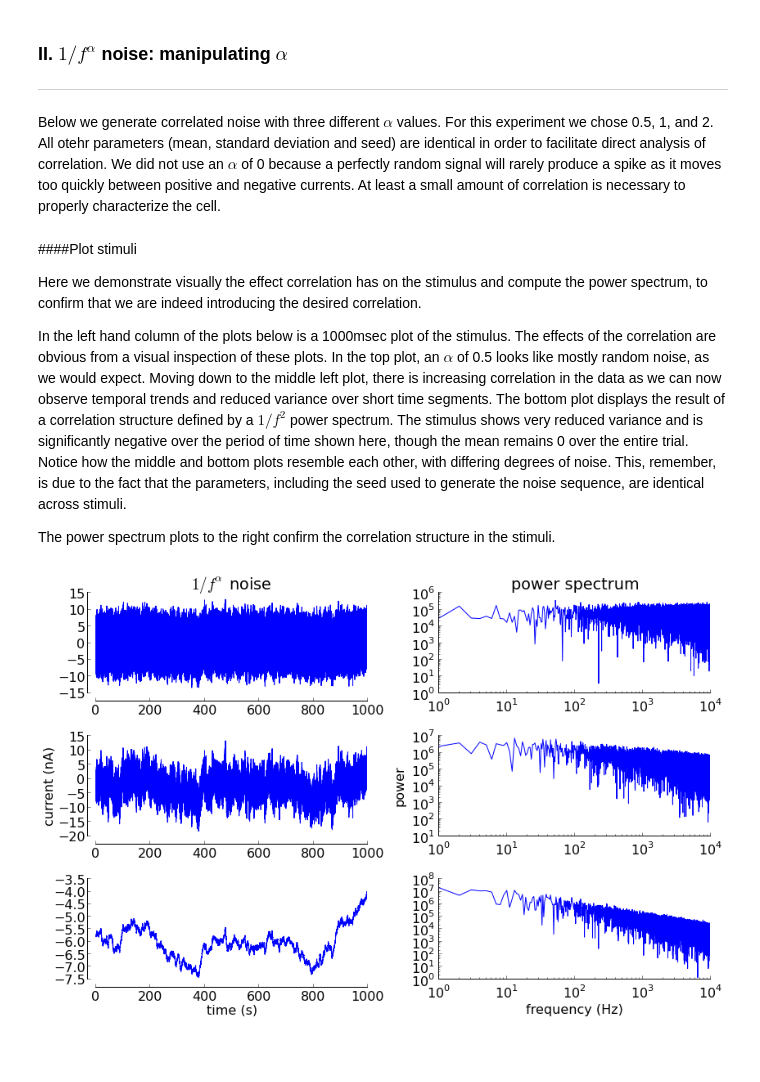
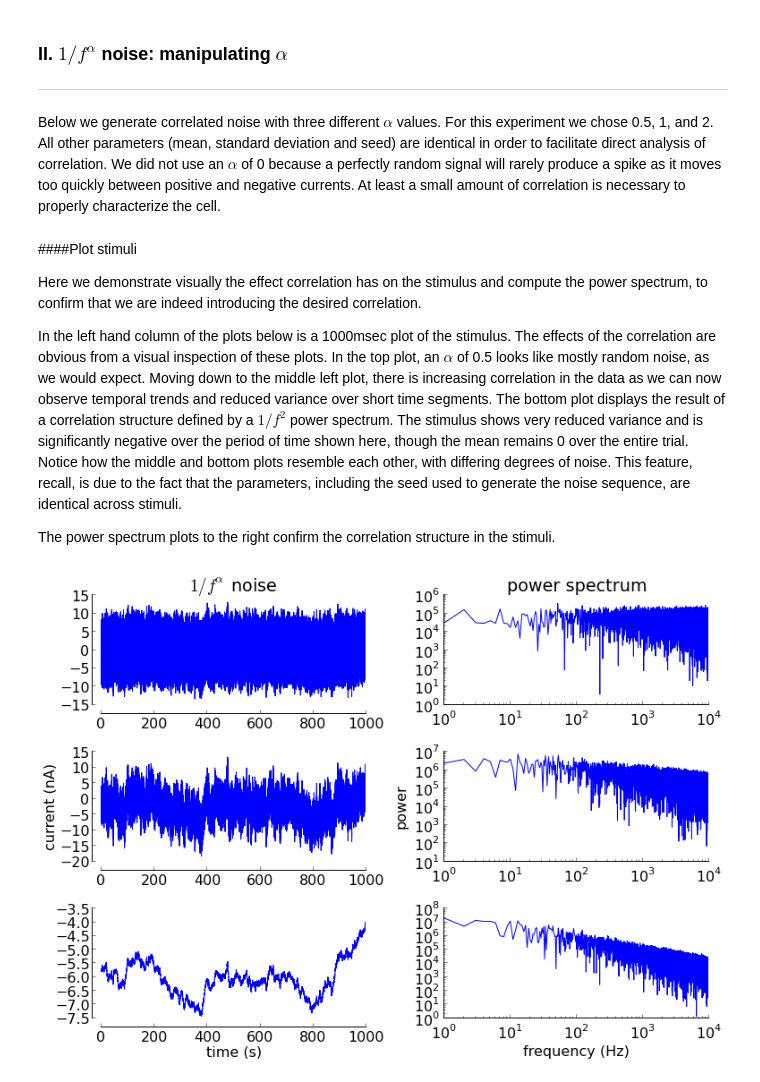
Before and after one commit to bps10/bps10.github.com, a Jupyter notebook: notebooks/Natural scenes.ipynb, the cells around one changed output. Drawn from its saved outputs; the diff is of its cells as text; code cells hidden in the pictures; blank space fills up the shorter version.

```diff
--- a/notebooks/Natural scenes.ipynb
+++ b/notebooks/Natural scenes.ipynb
@@ -118,12 +118,12 @@ def CorrelatedNoise1D(numSamples, standardDev=0.3, meanValue=0, alphaValue=1, se
 ### II. $1 / f^{\alpha}$ noise: manipulating $\alpha$
 ***
 
-Below we generate correlated noise with three different $\alpha$ values.  For this experiment we chose 0.5, 1, and 2.  All otehr parameters (mean, standard deviation and seed) are identical in order to facilitate direct analysis of correlation.  We did not use an $\alpha$ of 0 because a perfectly random signal will rarely produce a spike as it moves too quickly between positive and negative currents.  At least a small amount of correlation is necessary to properly characterize the cell.
+Below we generate correlated noise with three different $\alpha$ values.  For this experiment we chose 0.5, 1, and 2.  All other parameters (mean, standard deviation and seed) are identical in order to facilitate direct analysis of correlation.  We did not use an $\alpha$ of 0 because a perfectly random signal will rarely produce a spike as it moves too quickly between positive and negative currents.  At least a small amount of correlation is necessary to properly characterize the cell.
 # %%
 # Generate noise stimuli with various degrees of correlation:
 stimA = CorrelatedNoise1D(tim / dt, 5, 0, 0.5, 1)
-stimB = CorrelatedNoise1D(tim / dt, 5, 0, 1, 1)
-stimC = CorrelatedNoise1D(tim / dt, 5, 0, 2, 1)
+stimB = CorrelatedNoise1D(tim / dt, 5, 0, 1.0, 1)
+stimC = CorrelatedNoise1D(tim / dt, 5, 0, 2.0, 1)
 
 # Compute power spectrum:
 powerA = abs(np.fft.fftshift(np.real(np.fft.fft(stimA ** 2))))
@@ -134,12 +134,12 @@ powerC = abs(np.fft.fftshift(np.real(np.fft.fft(stimC ** 2))))
 
 Here we demonstrate visually the effect correlation has on the stimulus and compute the power spectrum, to confirm that we are indeed introducing the desired correlation.
 
-In the left hand column of the plots below is a 1000msec plot of the stimulus.  The effects of the correlation are obvious from a visual inspection of these plots.  In the top plot, an $\alpha$ of 0.5 looks like mostly random noise, as we would expect.  Moving down to the middle left plot, there is increasing correlation in the data as we can now observe temporal trends and reduced variance over short time segments.  The bottom plot displays the result of a correlation structure defined by a $1/f^{2}$ power spectrum.  The stimulus shows very reduced variance and is significantly negative over the period of time shown here, though the mean remains 0 over the entire trial.  Notice how the middle and bottom plots resemble each other, with differing degrees of noise.  This, remember, is due to the fact that the parameters, including the seed used to generate the noise sequence, are identical across stimuli.
+In the left hand column of the plots below is a 1000msec plot of the stimulus.  The effects of the correlation are obvious from a visual inspection of these plots.  In the top plot, an $\alpha$ of 0.5 looks like mostly random noise, as we would expect.  Moving down to the middle left plot, there is increasing correlation in the data as we can now observe temporal trends and reduced variance over short time segments.  The bottom plot displays the result of a correlation structure defined by a $1/f^{2}$ power spectrum.  The stimulus shows very reduced variance and is significantly negative over the period of time shown here, though the mean remains 0 over the entire trial.  Notice how the middle and bottom plots resemble each other, with differing degrees of noise.  This feature, recall, is due to the fact that the parameters, including the seed used to generate the noise sequence, are identical across stimuli.
 
 The power spectrum plots to the right confirm the correlation structure in the stimuli.
 # %%
 # Plot stimuli, power spectrum and autocorrelation:
-fig = plt.figure(figsize=(12,8))
+fig = plt.figure(figsize=(11,8))
 plt.rc('font', **{'size': 16, })
 
 ax1 = fig.add_subplot(321)
@@ -158,34 +158,34 @@ ax2.loglog(powerA[len(powerA) / 2 + 2:-1][:10 ** 4])
 # alpha = 1.0
 ax3.plot(np.arange(0, length / dt) * dt, stimB[0:length / dt])
 ax4.loglog(powerB[len(powerB) / 2 + 2:-1][:10 ** 4])
 
 #alpha = 2.0
 ax5.plot(np.arange(0, length / dt) * dt, stimC[0:length / dt])
 ax6.loglog(powerC[len(powerC) / 2 + 2:-1][:10 ** 4])
 
 # make the plots look nice:
 TufteAxis(ax1)
 TufteAxis(ax2, True)
 TufteAxis(ax3)
 TufteAxis(ax4, True)
 TufteAxis(ax5)
 TufteAxis(ax6, True)
 
 # add some titles:
 ax1.set_title('$1/f^{\\alpha}$ noise')
 ax2.set_title('power spectrum')
 ax3.set_ylabel('current (nA)')
 ax4.set_ylabel('power')
 ax5.set_xlabel('time (s)')
 ax6.set_xlabel('frequency (Hz)')
 
 plt.tight_layout()
 plt.show()
 
 # Free up memory:
 del powerA, powerB, powerC
 # %% [output]
-[figure, old version]
+[figure, new version]
 # %% [markdown]
 ### III. Hodgkin-Huxley model
 ***
```
Also changed, not shown: parts of 30 cells of this notebook.
